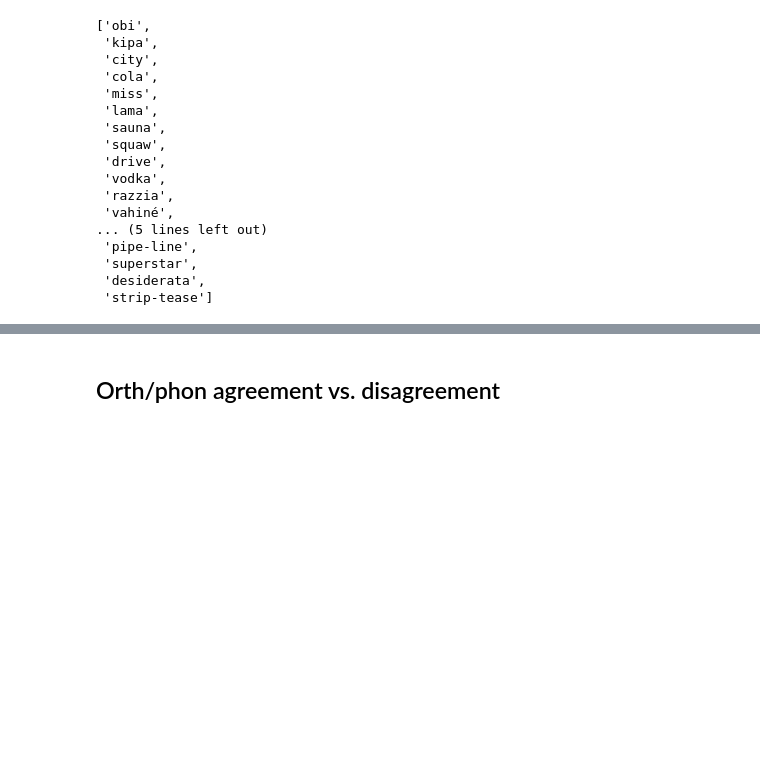
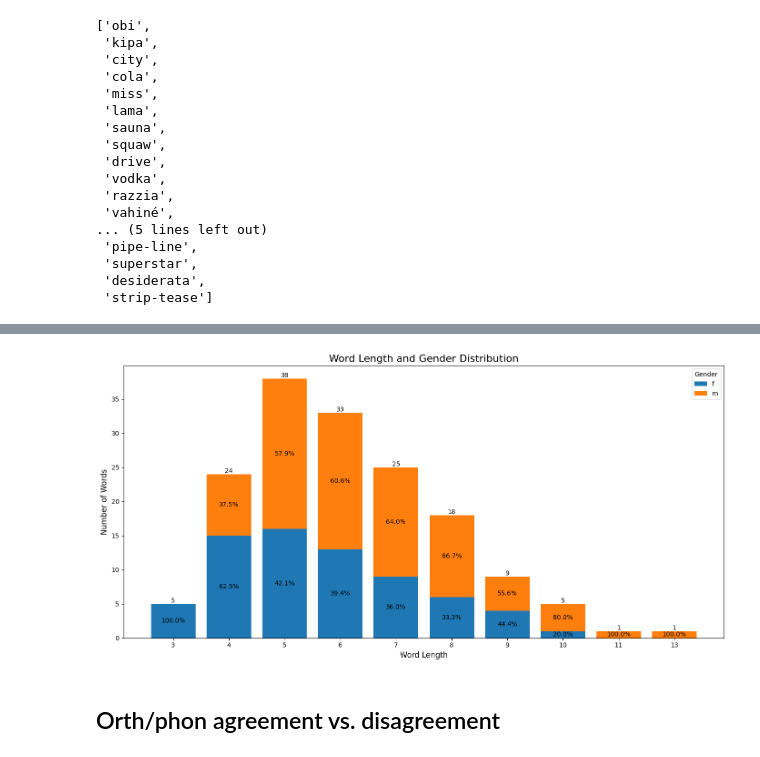
Before and after one commit to obonami/gender_prediction, a Jupyter notebook: src/orth_phon_comparison.ipynb, the cells around one changed output, grey strips where cells are left out. Drawn from its saved outputs; the diff is of its cells as text; code cells hidden in the pictures; blank space fills up the shorter version.

```diff
--- a/src/orth_phon_comparison.ipynb
+++ b/src/orth_phon_comparison.ipynb
@@ -240,0 +394,13 @@ merged_errors_echantinom[merged_errors_echantinom['last_process_narrow'] == 'bor
+# %%
+# Analyze gender distribution by word length
+length_gender = defaultdict(lambda: defaultdict(int))
+for lemma, gender in lemma_gender.items():
+    length_gender[len(lemma)][gender] += 1
+
+print("\nWord length and gender distribution:")
+for length in sorted(length_gender.keys()):
+    total = sum(length_gender[length].values())
+    print(f"\n{length} letters: {total} words")
+    for gender, count in length_gender[length].items():
+        percentage = count / total * 100
+        print(f"  {gender}: {count} words ({percentage:.1f}%)")
@@ -241,3 +425,46 @@ merged_errors_echantinom[merged_errors_echantinom['last_process_narrow'] == 'bor
+# %%
+# Plot
+lengths = sorted(length_gender.keys())
+genders = list(set(gender for length_dict in length_gender.values() for gender in length_dict.keys()))
+data = {gender: [length_gender[length].get(gender, 0) for length in lengths] for gender in genders}
+
+# Create the stacked bar plot
+fig, ax = plt.subplots(figsize=(14, 7))
+bottom = np.zeros(len(lengths))
+for gender in genders:
+    ax.bar(range(len(lengths)), data[gender], bottom=bottom, label=gender)
+    bottom += data[gender]
+
+ax.set_title('Word Length and Gender Distribution', fontsize=16)
+ax.set_xlabel('Word Length', fontsize=12)
+ax.set_ylabel('Number of Words', fontsize=12)
+ax.legend(title='Gender')
+
+# Set x-ticks and labels
+ax.set_xticks(range(len(lengths)))
+ax.set_xticklabels(lengths)
+
+# Add value labels on the bars
+for i, length in enumerate(lengths):
+    total = sum(data[gender][i] for gender in genders)
+    ax.text(i, total, str(total), ha='center', va='bottom')
+
+# Add percentage labels
+for i, length in enumerate(lengths):
+    total = sum(data[gender][i] for gender in genders)
+    bottom = 0
+    for gender in genders:
+        count = data[gender][i]
+        if count > 0:
+            percentage = count / total * 100
+            ax.text(i, bottom + count/2, f'{percentage:.1f}%',
+                    ha='center', va='center')
+        bottom += count
+
+plt.tight_layout()
+plt.show()
+# %% [output]
+[figure, added]
 # %% [markdown]
 ## Orth/phon agreement vs. disagreement
 # %%
```
Also changed, not shown: parts of 8 cells of this notebook, 3 other files.
